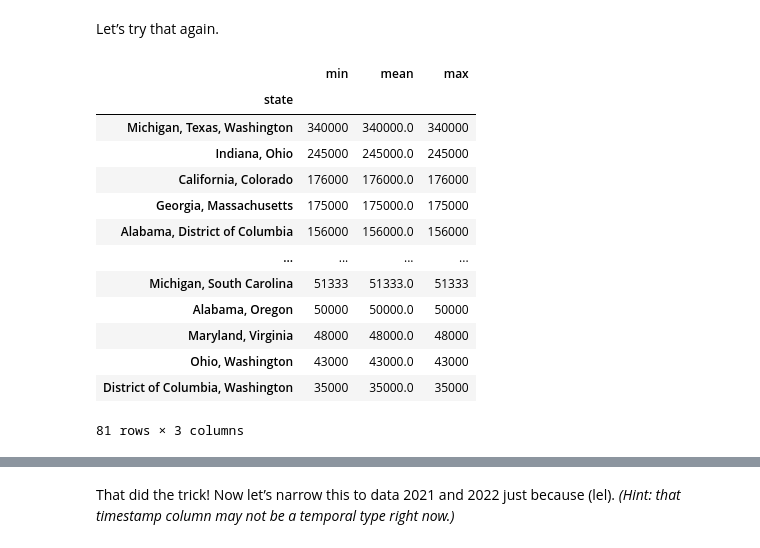
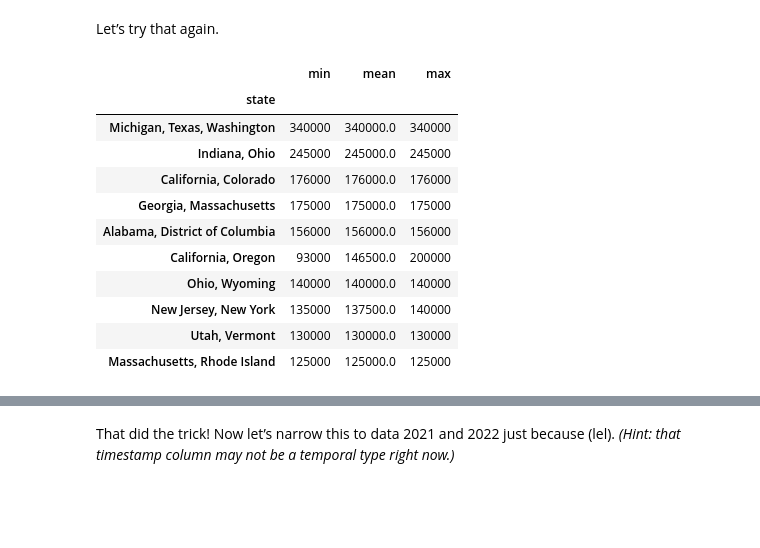
Before and after one commit to ye-htut-maung/my-fork-2024-DS-Tue, a Jupyter notebook: Week-02-DS-Overview-and-Data/Exercise-YHM.ipynb, the cells around one changed output, grey strips where cells are left out. Saved outputs shown, nothing was run; the diff lists cells and outputs as text; code cells hidden in the pictures; blank space fills up the shorter version.

```diff
--- a/Week-02-DS-Overview-and-Data/Exercise-YHM.ipynb
+++ b/Week-02-DS-Overview-and-Data/Exercise-YHM.ipynb
@@ -422,21 +427,19 @@ Let’s try that again.
 # %%
 # Try it again. Yeah!
 grouped_df_salary_tech_USD = df_salary_tech_USD.groupby('state')
 salary_stats = grouped_df_salary_tech_USD['salary'].agg( ['min', 'mean', 'max'] )
 sorted_salary_stats = salary_stats.sort_values(by='mean', ascending=False)
-sorted_salary_stats
+sorted_salary_stats.head(10)
 # %% [output]
 |  | min | mean | max |
 | state |  |  |  |
 | Michigan, Texas, Washington | 340000 | 340000.0 | 340000 |
 | Indiana, Ohio | 245000 | 245000.0 | 245000 |
 | California, Colorado | 176000 | 176000.0 | 176000 |
 | Georgia, Massachusetts | 175000 | 175000.0 | 175000 |
 | Alabama, District of Columbia | 156000 | 156000.0 | 156000 |
-| ... | ... | ... | ... |
-| Michigan, South Carolina | 51333 | 51333.0 | 51333 |
-| Alabama, Oregon | 50000 | 50000.0 | 50000 |
-| Maryland, Virginia | 48000 | 48000.0 | 48000 |
-| Ohio, Washington | 43000 | 43000.0 | 43000 |
-| District of Columbia, Washington | 35000 | 35000.0 | 35000 |
+| California, Oregon | 93000 | 146500.0 | 200000 |
+| Ohio, Wyoming | 140000 | 140000.0 | 140000 |
+| New Jersey, New York | 135000 | 137500.0 | 140000 |
+| Utah, Vermont | 130000 | 130000.0 | 130000 |
+| Massachusetts, Rhode Island | 125000 | 125000.0 | 125000 |
-81 rows × 3 columns
```
Also changed, not shown: parts of 2 cells of this notebook, 1 other file.
